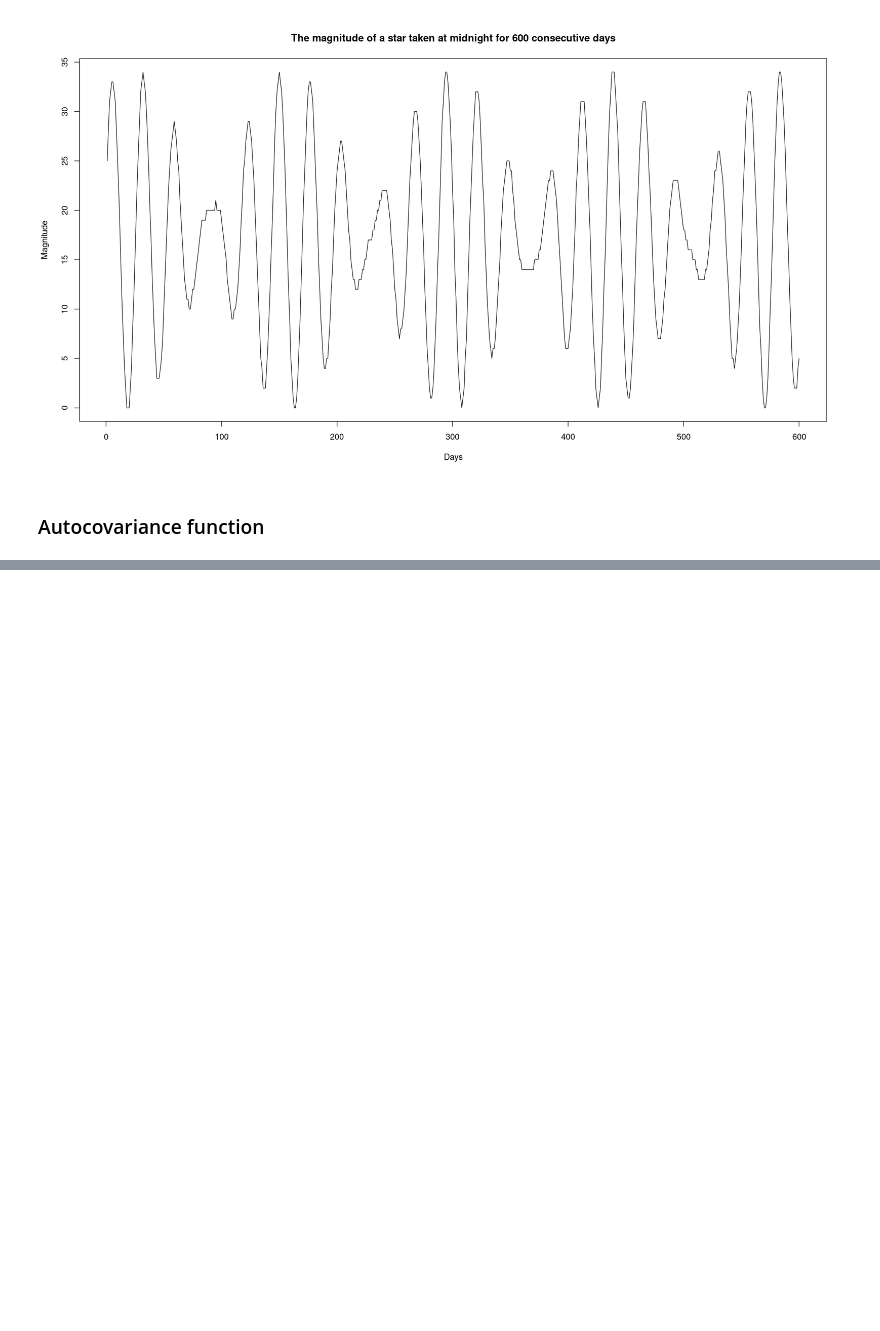
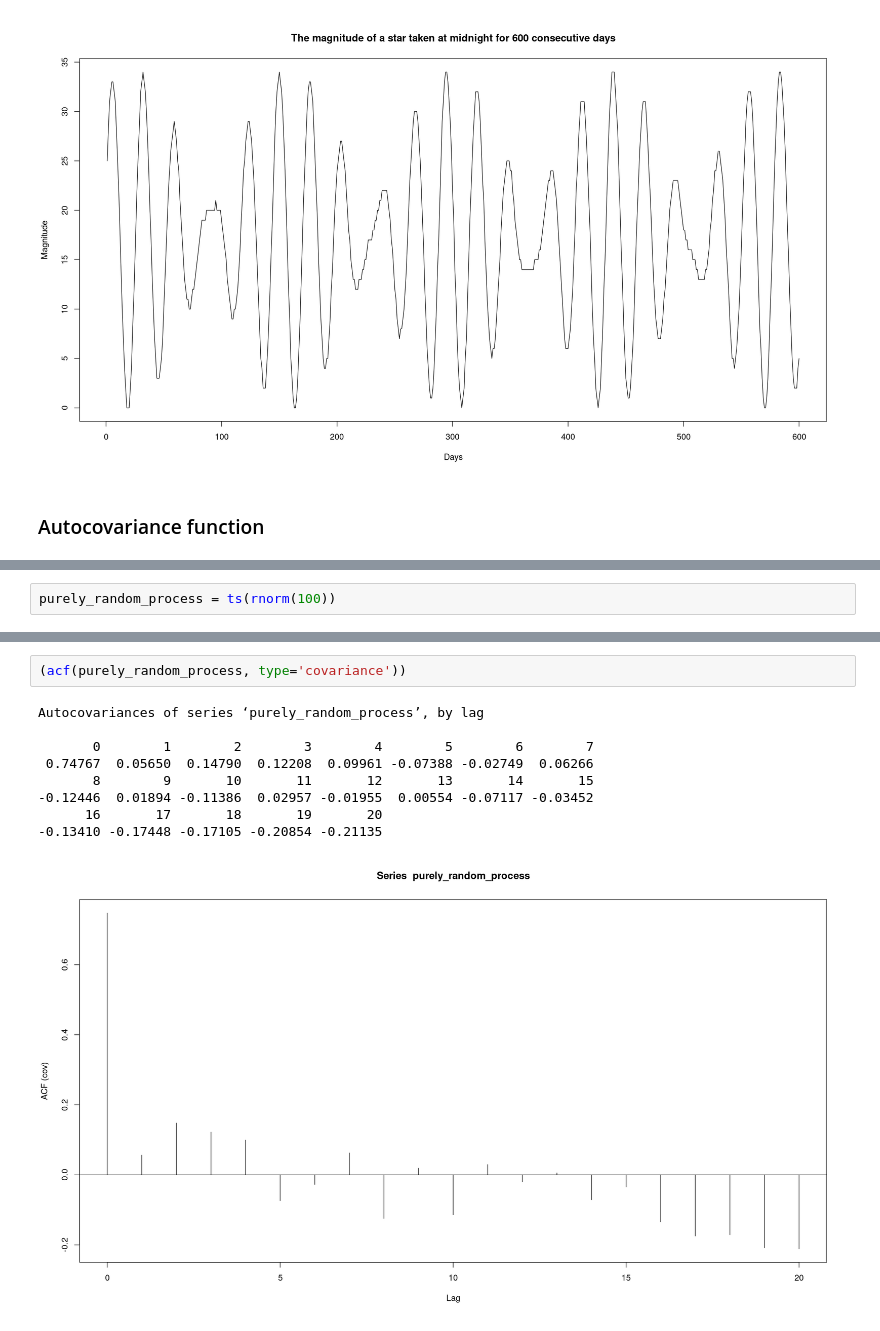
Before and after one commit to anilkunwar/coursera, a Jupyter notebook: SUNY_Practical_Time_Series_Analysis/Visualizing-Time-Series-and-Beginning-to Model-Time-Series.ipynb, the cells around one changed output, grey strips where cells are left out. Cells and saved outputs as stored; diff of their text form; blank space fills up the shorter version.

Commit message:
type: update

```diff
--- a/SUNY_Practical_Time_Series_Analysis/Visualizing-Time-Series-and-Beginning-to Model-Time-Series.ipynb
+++ b/SUNY_Practical_Time_Series_Analysis/Visualizing-Time-Series-and-Beginning-to Model-Time-Series.ipynb
@@ -189,0 +251,2 @@ plot(star, main='The magnitude of a star taken at midnight for 600 consecutive d
+# %%
+purely_random_process = ts(rnorm(100))
@@ -189,0 +273,12 @@ plot(star, main='The magnitude of a star taken at midnight for 600 consecutive d
+# %%
+(acf(purely_random_process, type='covariance'))
+# %% [output]
+Autocovariances of series ‘purely_random_process’, by lag
+
+       0        1        2        3        4        5        6        7
+ 0.74767  0.05650  0.14790  0.12208  0.09961 -0.07388 -0.02749  0.06266
+       8        9       10       11       12       13       14       15
+-0.12446  0.01894 -0.11386  0.02957 -0.01955  0.00554 -0.07117 -0.03452
+      16       17       18       19       20
+-0.13410 -0.17448 -0.17105 -0.20854 -0.21135
+[figure, added]
```
Also changed, not shown: parts of 11 cells of this notebook.
